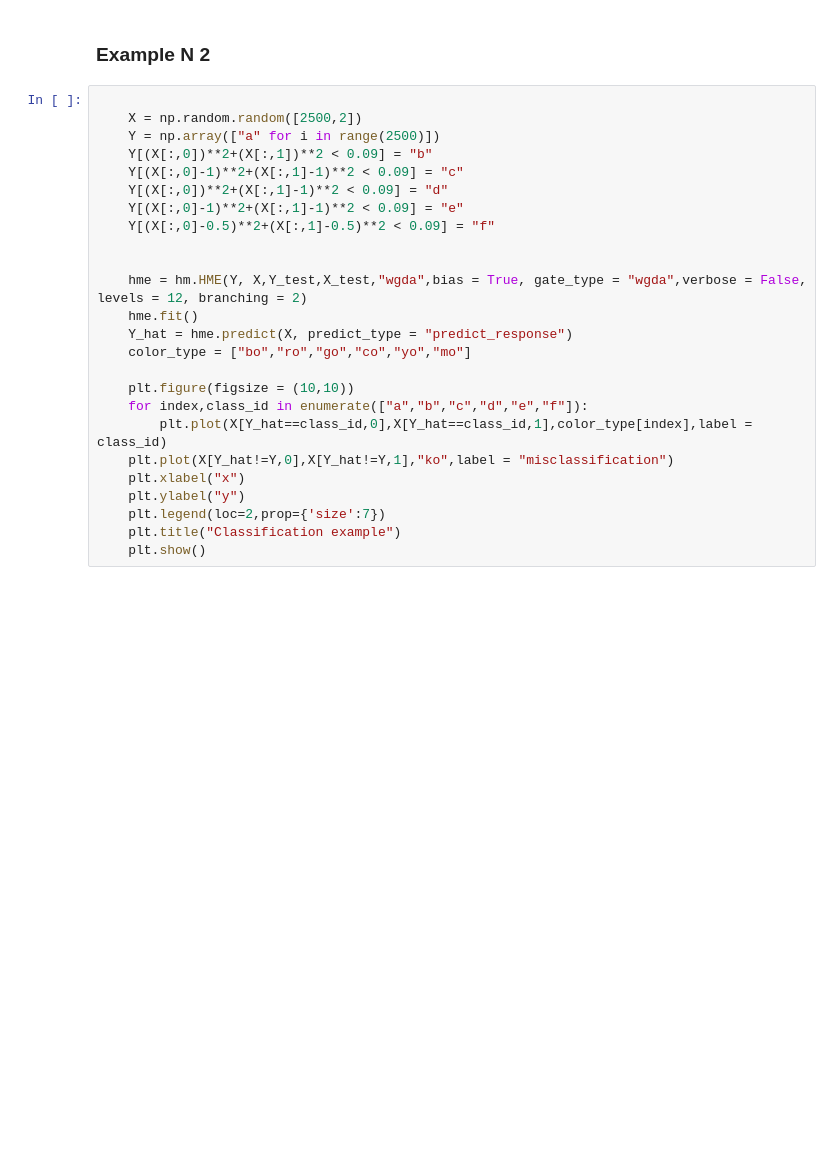
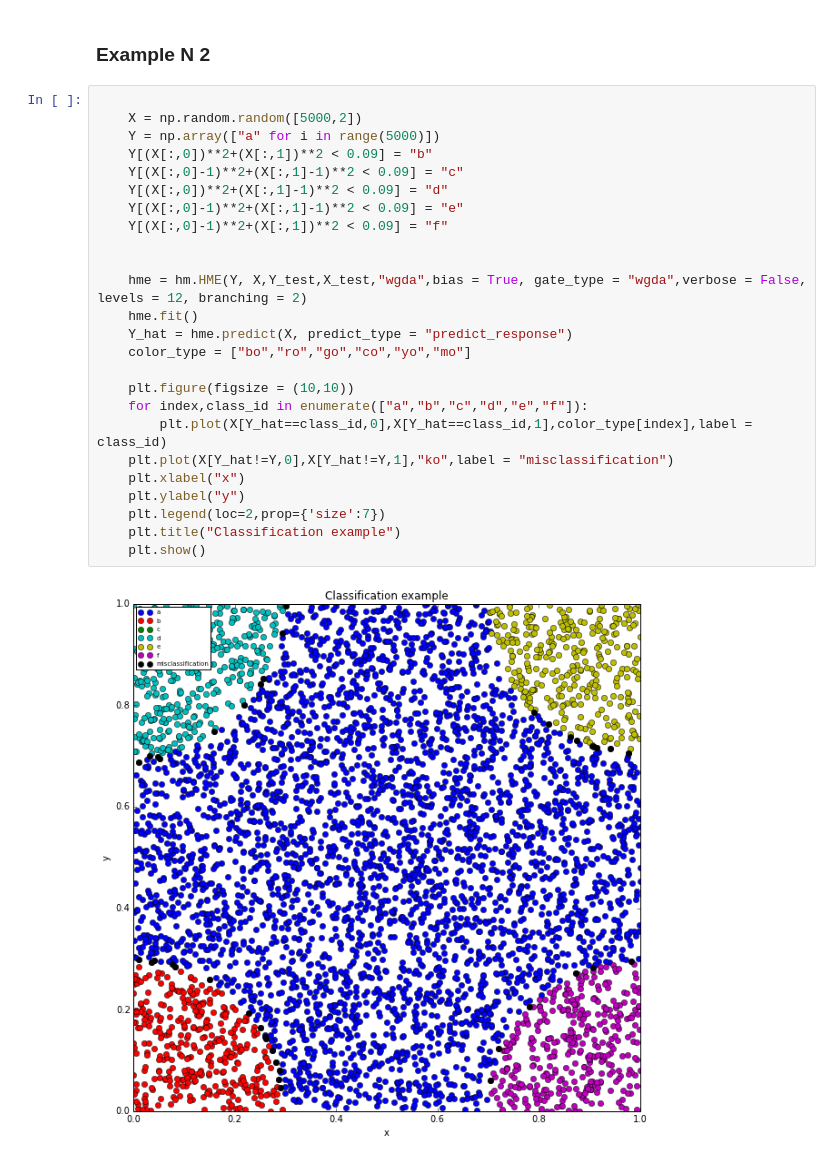
Before and after one commit to AmazaspShumik/Mixture-Models, a Jupyter notebook: Hierarchical Mixture of Experts/hme_classification_examples.ipynb, the cells around one changed output. Saved outputs shown, nothing was run; the diff lists cells and outputs as text; blank space fills up the shorter version.

```diff
--- a/Hierarchical Mixture of Experts/hme_classification_examples.ipynb
+++ b/Hierarchical Mixture of Experts/hme_classification_examples.ipynb
@@ -112,26 +112,28 @@ Random Forest Classifier
 ### Example N 2
 # %%
 
-    X = np.random.random([2500,2])
-    Y = np.array(["a" for i in range(2500)])
+    X = np.random.random([5000,2])
+    Y = np.array(["a" for i in range(5000)])
     Y[(X[:,0])**2+(X[:,1])**2 < 0.09] = "b"
     Y[(X[:,0]-1)**2+(X[:,1]-1)**2 < 0.09] = "c"
     Y[(X[:,0])**2+(X[:,1]-1)**2 < 0.09] = "d"
     Y[(X[:,0]-1)**2+(X[:,1]-1)**2 < 0.09] = "e"
-    Y[(X[:,0]-0.5)**2+(X[:,1]-0.5)**2 < 0.09] = "f"
+    Y[(X[:,0]-1)**2+(X[:,1])**2 < 0.09] = "f"
 
 
     hme = hm.HME(Y, X,Y_test,X_test,"wgda",bias = True, gate_type = "wgda",verbose = False, levels = 12, branching = 2)
     hme.fit()
     Y_hat = hme.predict(X, predict_type = "predict_response")
     color_type = ["bo","ro","go","co","yo","mo"]
 
     plt.figure(figsize = (10,10))
     for index,class_id in enumerate(["a","b","c","d","e","f"]):
         plt.plot(X[Y_hat==class_id,0],X[Y_hat==class_id,1],color_type[index],label = class_id)
     plt.plot(X[Y_hat!=Y,0],X[Y_hat!=Y,1],"ko",label = "misclassification")
     plt.xlabel("x")
     plt.ylabel("y")
     plt.legend(loc=2,prop={'size':7})
     plt.title("Classification example")
     plt.show()
+# %% [output]
+[figure, added]
```
Also changed, not shown: parts of 1 cell of this notebook.
